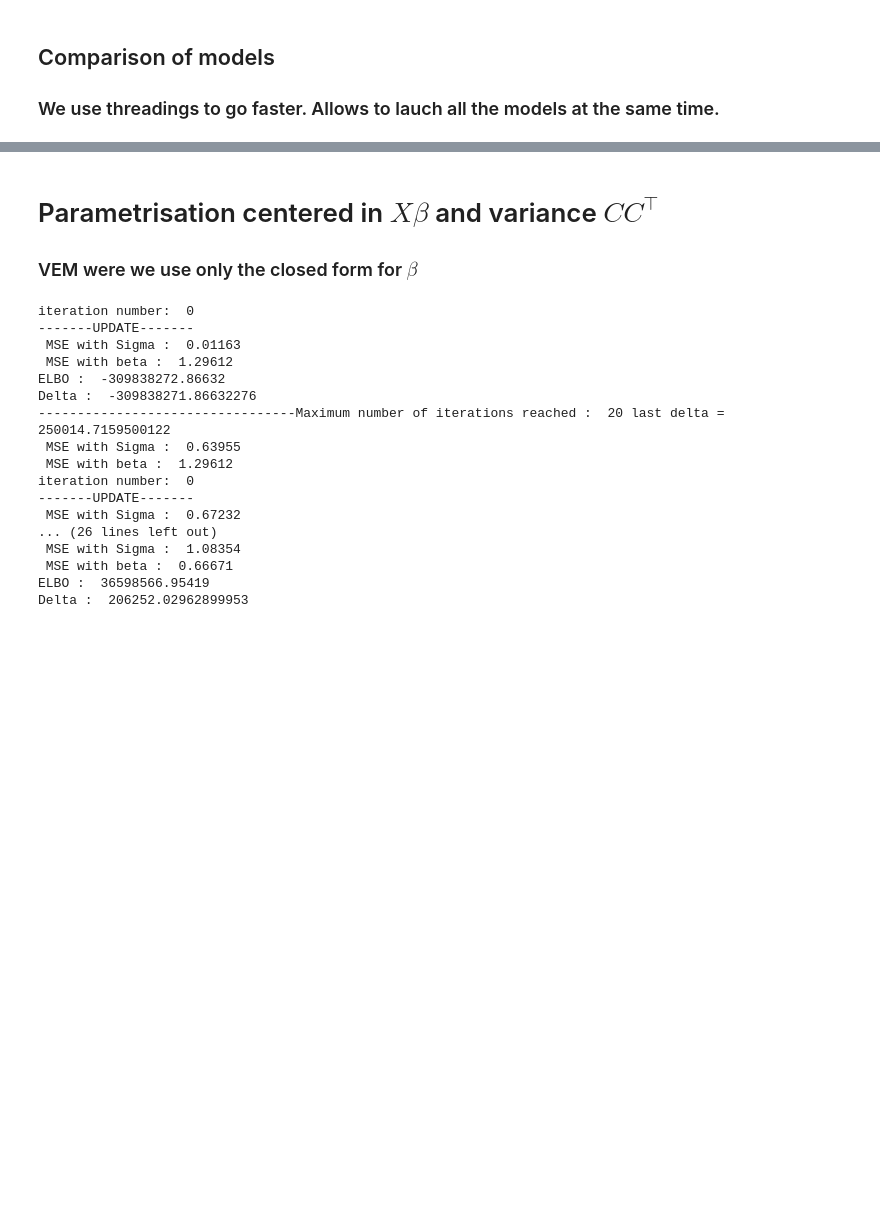
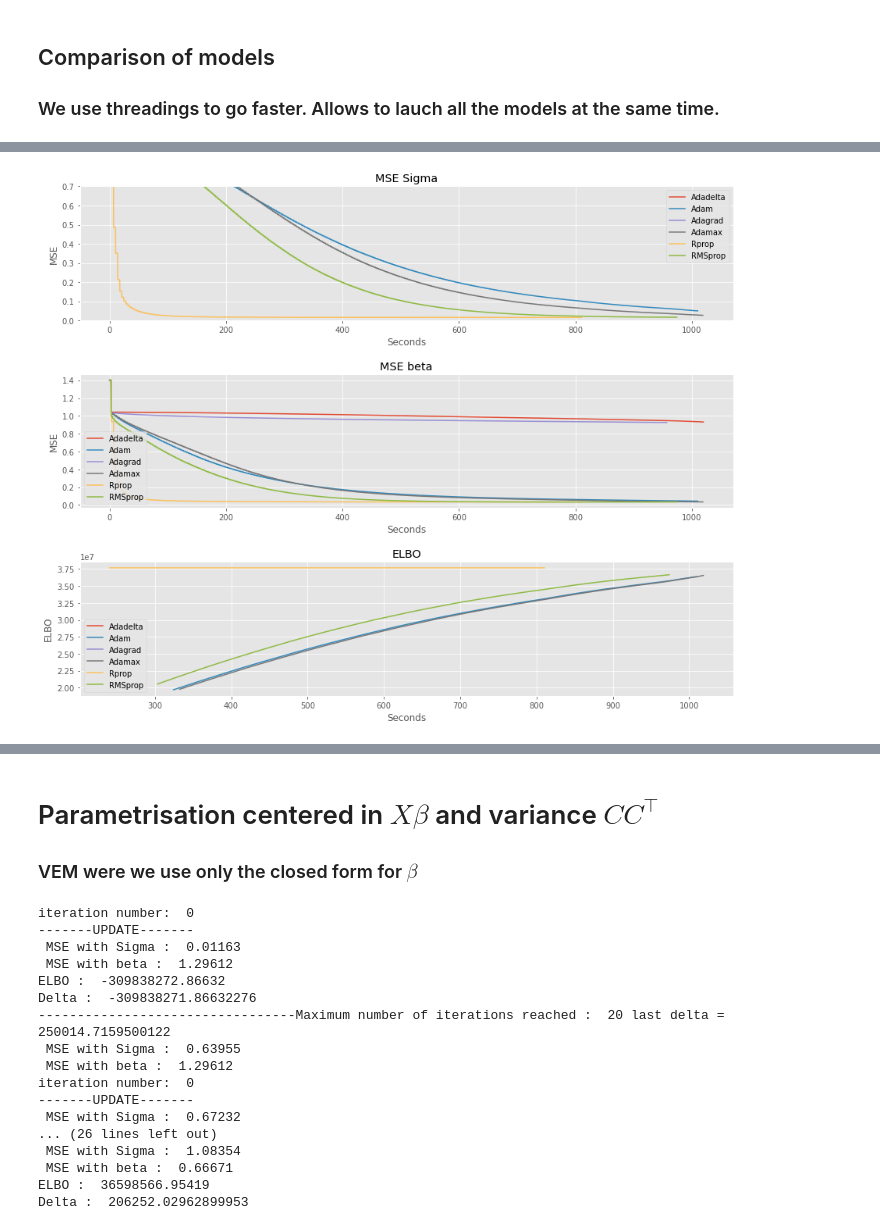
Before and after one commit to PLN-team/pyPLNmodels, a Jupyter notebook: PLN_full_param.ipynb, the cells around one changed output, grey strips where cells are left out. Cells and saved outputs as stored; diff of their text form; code cells hidden in the pictures; blank space fills up the shorter version.

```diff
--- a/PLN_full_param.ipynb
+++ b/PLN_full_param.ipynb
@@ -928,0 +1038,13 @@ compare_models(dict_models)
+# %%
+dict_optimizers = {'Adadelta': torch.optim.Adadelta,
+                   'Adam': torch.optim.Adam,
+                   'Adagrad' : torch.optim.Adagrad,
+                   'Adamax' : torch.optim.Adamax,
+                  'Rprop' : torch.optim.Rprop,
+                   'RMSprop' : torch.optim.RMSprop}
+# %%
+dict_model_optim = launch_optimizers(dict_optimizers)
+# %%
+compare_models(dict_model_optim)
+# %% [output]
+[figure, added]
```
Also changed, not shown: parts of 18 cells of this notebook, 7 other files.
